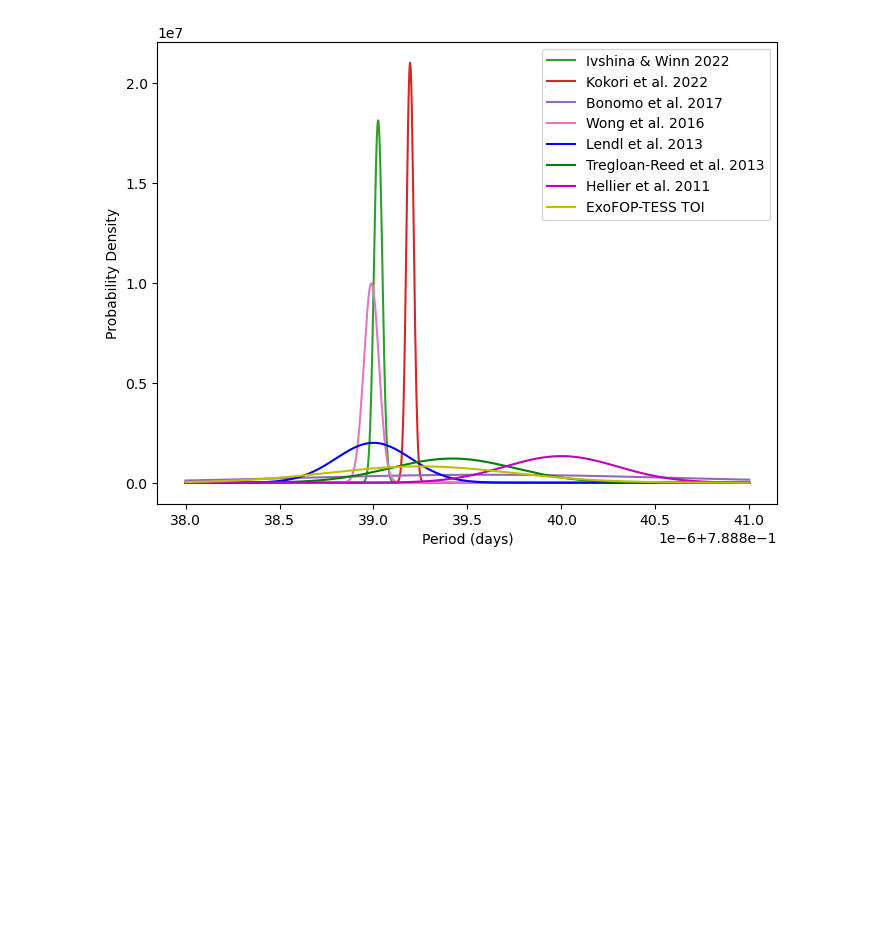
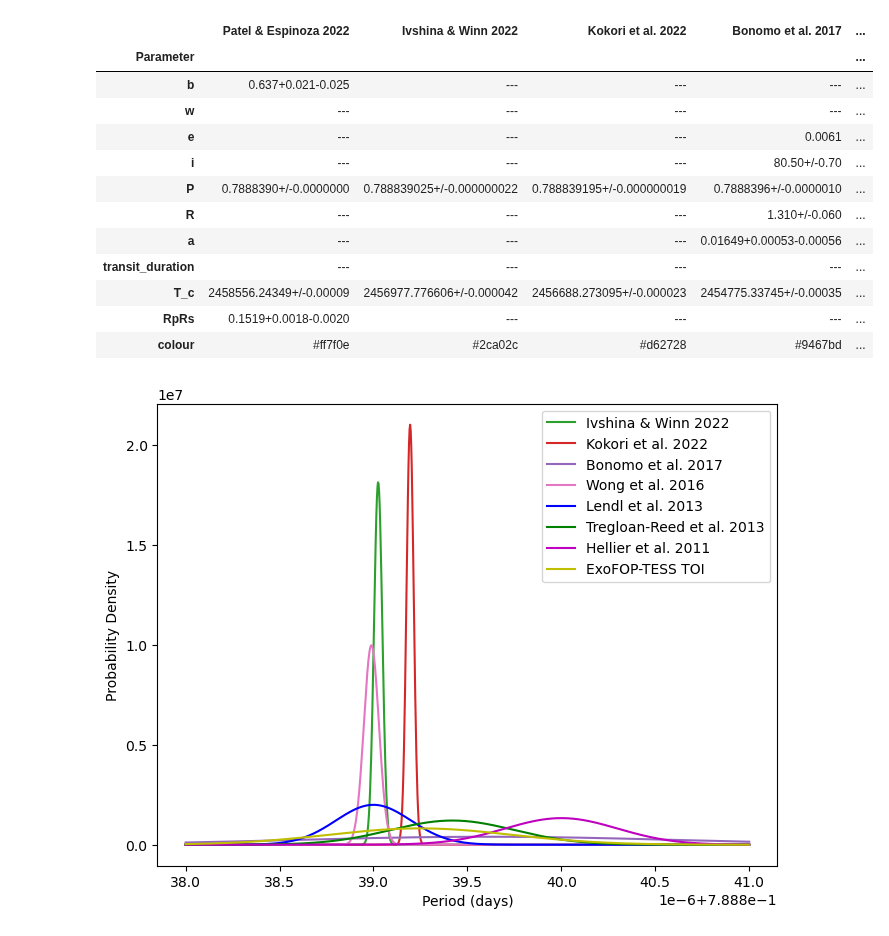
Before and after one commit to hrwakeford/MSci2022_TESS, a Jupyter notebook: WASP_19b/literature_parameters/wasp_19b_probability_density_literature_parameters.ipynb, the cells around one changed output. Saved outputs shown, nothing was run; the diff lists cells and outputs as text; code cells hidden in the pictures; blank space fills up the shorter version.

```diff
--- a/WASP_19b/literature_parameters/wasp_19b_probability_density_literature_parameters.ipynb
+++ b/WASP_19b/literature_parameters/wasp_19b_probability_density_literature_parameters.ipynb
@@ -19,6 +19,22 @@ from parameters_reading import read_df_params
 df = pd.read_csv("WASP_19b_literature.csv")#, header=None)
 df = df.set_index('Parameter')
 df = df.drop(columns=df.columns[0])
+# %%
+df
+# %% [output]
+|  | Patel & Espinoza 2022 | Ivshina & Winn 2022 | Kokori et al. 2022 | Bonomo et al. 2017 | ... |
+| Parameter |  |  |  |  | ... |
+| b | 0.637+0.021-0.025 | --- | --- | --- | ... |
+| w | --- | --- | --- | --- | ... |
+| e | --- | --- | --- | 0.0061 | ... |
+| i | --- | --- | --- | 80.50+/-0.70 | ... |
+| P | 0.7888390+/-0.0000000 | 0.788839025+/-0.000000022 | 0.788839195+/-0.000000019 | 0.7888396+/-0.0000010 | ... |
+| R | --- | --- | --- | 1.310+/-0.060 | ... |
+| a | --- | --- | --- | 0.01649+0.00053-0.00056 | ... |
+| transit_duration | --- | --- | --- | --- | ... |
+| T_c | 2458556.24349+/-0.00009 | 2456977.776606+/-0.000042 | 2456688.273095+/-0.000023 | 2454775.33745+/-0.00035 | ... |
+| RpRs | 0.1519+0.0018-0.0020 | --- | --- | --- | ... |
+| colour | #ff7f0e | #2ca02c | #d62728 | #9467bd | ... |
 # %%
 df_ref_list = df.columns
 
```
Also changed, not shown: 1 other file.
